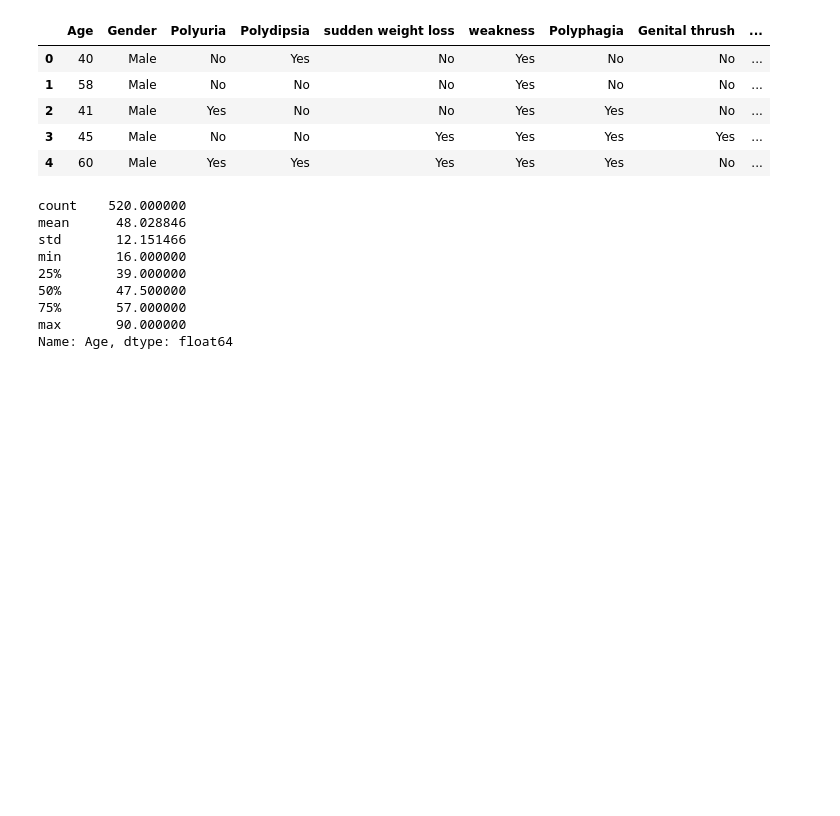
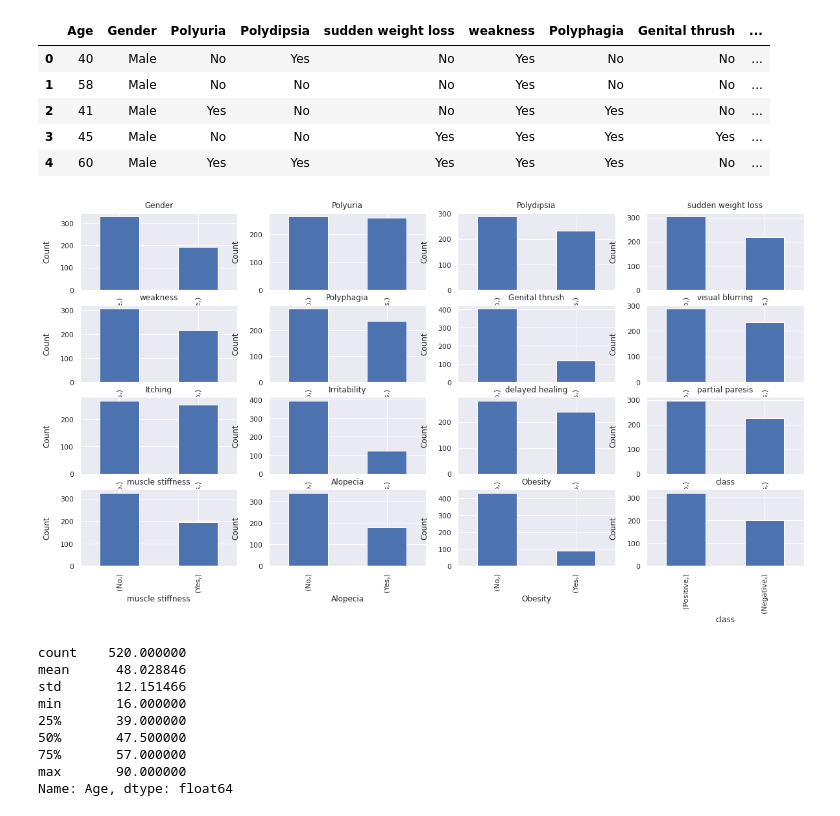
Before and after one commit to gorogoro-uk/Machine-Learning, a Jupyter notebook: EDA.ipynb, the cells around one changed output. Cells and saved outputs as stored; diff of their text form; code cells hidden in the pictures; blank space fills up the shorter version.

```diff
--- a/EDA.ipynb
+++ b/EDA.ipynb
@@ -130,6 +130,28 @@ memory usage: 21.9 KB
 | 2 | 41 | Male | Yes | No | No | Yes | Yes | No | ... |
 | 3 | 45 | Male | No | No | Yes | Yes | Yes | Yes | ... |
 | 4 | 60 | Male | Yes | Yes | Yes | Yes | Yes | No | ... |
+# %%
+# print bar charts of all categorical features
+sns.set(font_scale=1.0)
+for col in df.select_dtypes(include=['category']).columns:
+    print(col)
+    df[col].value_counts().plot(kind='bar', figsize=(7, 6), rot=0)
+    plt.ylabel("Count of People", labelpad=14)
+    plt.title(col, y=1.02);
+    plt.show()
+# %%
+# plot categorical features
+dfx = df.select_dtypes(include=['category'])
+fig = plt.figure(figsize=(20,10))
+sns.set(font_scale=1.0)
+for i, c in enumerate(dfx.columns):
+    ax=plt.subplot(4,4,i+1)
+    dfx[[c]].value_counts().plot(kind='bar', ax=ax)
+    plt.ylabel("Count", labelpad=14)
+    plt.title(c, y=1.02);
+plt.show()
+# %% [output]
+[figure, added]
 # %%
 # histogram of numerical variable 'Age'
 df['Age'].hist(bins=30)
```
Also changed, not shown: parts of 6 cells of this notebook.
